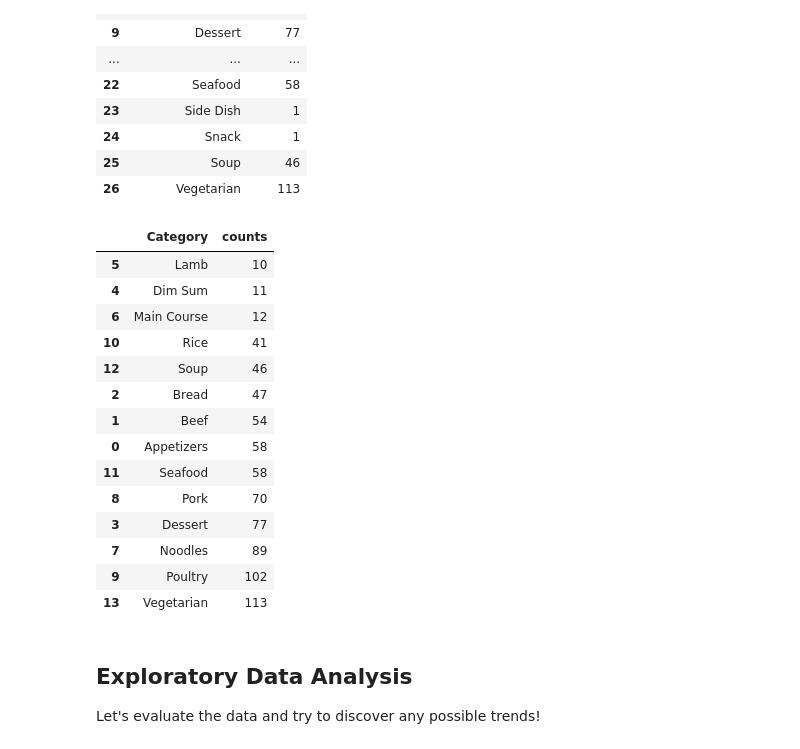
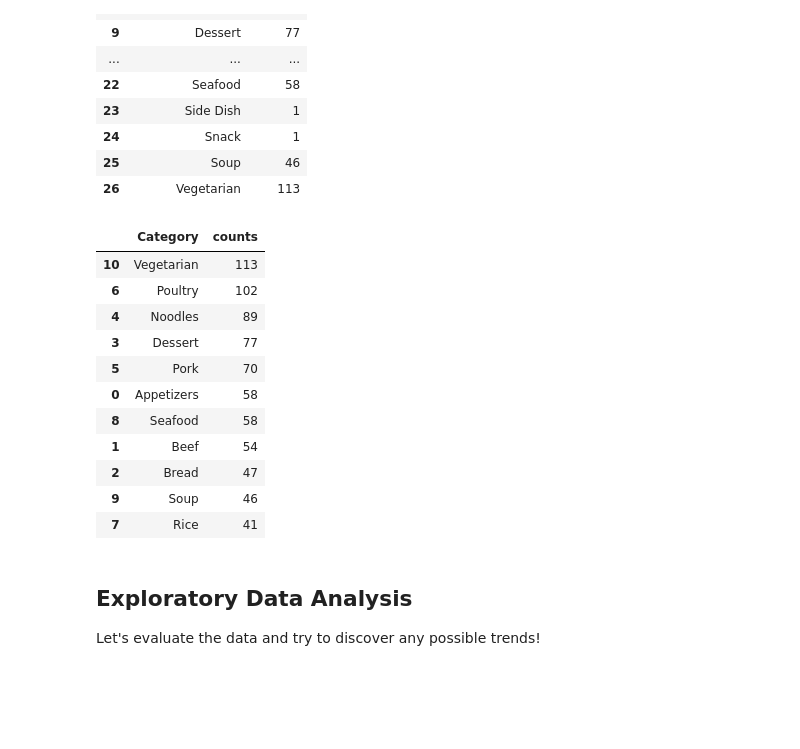
Before and after one commit to hurhurhurt/CS-Projects, a Jupyter notebook: Recipe Analysis.ipynb, the cells around one changed output. Cells and saved outputs as stored; diff of their text form; code cells hidden in the pictures; blank space fills up the shorter version.

```diff
--- a/Recipe Analysis.ipynb
+++ b/Recipe Analysis.ipynb
@@ -43,12 +28,0 @@ dtype: object
-# %%
-# Rearranging Columns
-data = data[['Name', 'Category', 'Prep Time', 'Cook Time', 'Total Time', 'Ingredients', 'Calories', 'Average Rating',
-             'Review Count', 'URL']]
-
-# Convert time to a more understandable format
-data['Prep Time'] = data['Prep Time'].replace({"PT":''}, regex=True)
-data['Cook Time'] = data['Cook Time'].replace({"PT":''}, regex=True)
-data['Total Time'] = data['Total Time'].replace({"PT":''}, regex=True)
-data['Calories'] = data['Calories'].replace({"kcal": ''}, regex=True)
-data["Calories"] = pd.to_numeric(data["Calories"])
-display(data)
@@ -204,27 +192,24 @@ li
 # %%
 # Columns look fine for the most part, but there are a couple of columns that are sparse in count. This won't be relevant
 # for our visualization later, so let's drop them.
 
 counts = data['Category'].value_counts()
-data = data[data.isin(counts.index[counts >= 10]).values]
-new_li = data.groupby(['Category']).size().reset_index(name='counts').sort_values(['counts'], ascending=True)
+data = data[data.isin(counts.index[counts >= 15]).values]
+new_li = data.groupby(['Category']).size().reset_index(name='counts').sort_values(['counts'], ascending=False)
 new_li
 # %% [output]
 |  | Category | counts |
-| 5 | Lamb | 10 |
-| 4 | Dim Sum | 11 |
-| 6 | Main Course | 12 |
-| 10 | Rice | 41 |
-| 12 | Soup | 46 |
+| 10 | Vegetarian | 113 |
+| 6 | Poultry | 102 |
+| 4 | Noodles | 89 |
+| 3 | Dessert | 77 |
+| 5 | Pork | 70 |
+| 0 | Appetizers | 58 |
+| 8 | Seafood | 58 |
+| 1 | Beef | 54 |
 | 2 | Bread | 47 |
-| 1 | Beef | 54 |
-| 0 | Appetizers | 58 |
-| 11 | Seafood | 58 |
-| 8 | Pork | 70 |
-| 3 | Dessert | 77 |
-| 7 | Noodles | 89 |
-| 9 | Poultry | 102 |
-| 13 | Vegetarian | 113 |
+| 9 | Soup | 46 |
+| 7 | Rice | 41 |
 # %% [markdown]
 ## Exploratory Data Analysis
 Let's evaluate the data and try to discover any possible trends!
```
Also changed, not shown: parts of 10 cells of this notebook, 1 other file.
